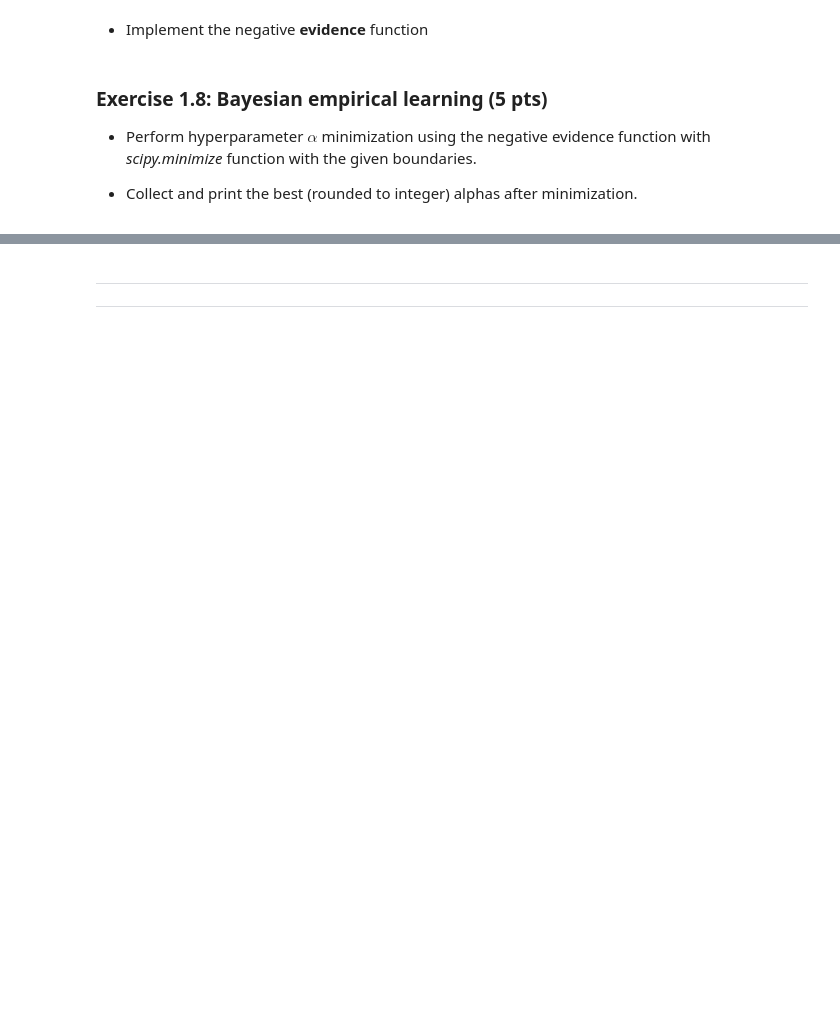
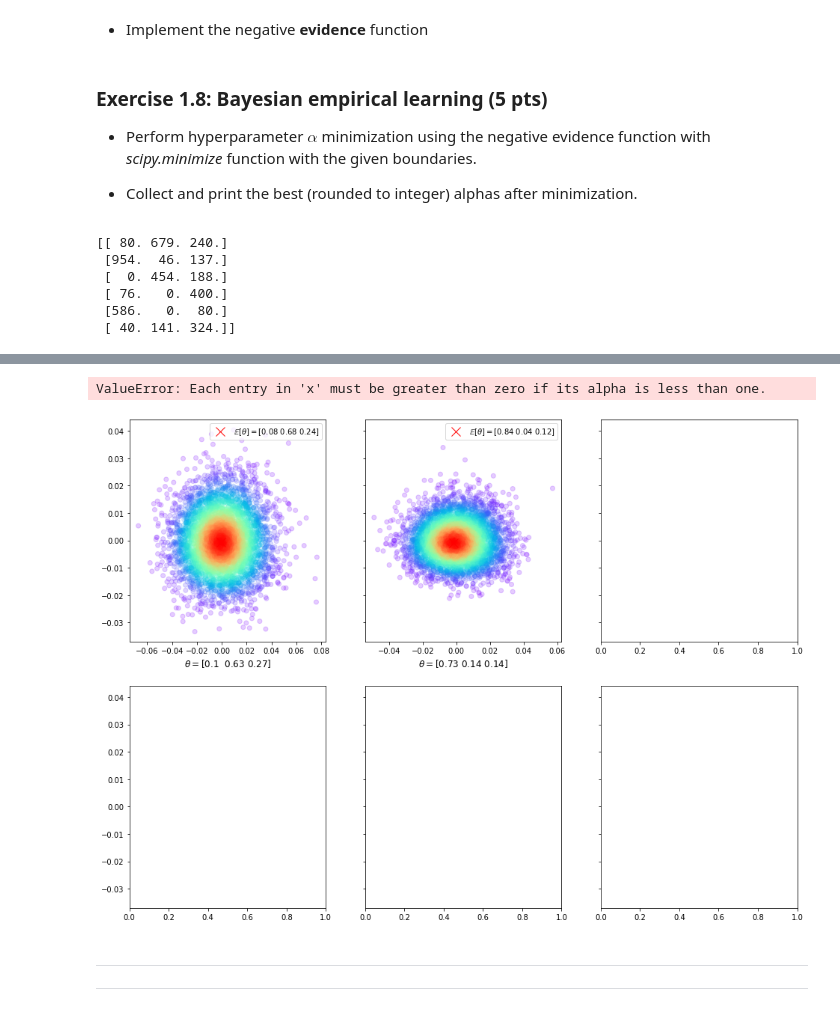
Before and after one commit to toristvan/BAP, a Jupyter notebook: HW3/Homework3-20200124/BAP_HW_3.ipynb, the cells around one changed output, grey strips where cells are left out. Drawn from its saved outputs; the diff is of its cells as text; code cells hidden in the pictures; blank space fills up the shorter version.

Commit message:
HW3 - did minimization, but not sure if completely correct. next plotting wont work with best_alphas

```diff
--- a/HW3/Homework3-20200124/BAP_HW_3.ipynb
+++ b/HW3/Homework3-20200124/BAP_HW_3.ipynb
@@ -320,7 +321,7 @@ def neg_evidence(alpha,X):
 
     # YOUR CODE HERE
     alpha_hat = X.sum(axis = 0) + alpha
-    neg_ev_log = - ( loggamma(alpha_sum()) - loggamma(alpha).sum()
+    neg_ev_log = - ( loggamma(alpha.sum()) - loggamma(alpha).sum()
                     + loggamma(alpha_hat).sum() - loggamma(alpha_hat.sum()) )
     neg_ev = np.exp(neg_ev_log)
 
@@ -342,11 +343,20 @@ best_alphas = []
 for x in all_X:
 
     # YOUR CODE HERE
-
+    best_alpha = np.ones(K)
+    res = minimize(neg_evidence, best_alpha, args = x, bounds = bnds)
     best_alpha = res['x']
     best_alphas.append(best_alpha)
 
     # YOUR CODE HERE
+print(np.round(best_alphas,0))
+# %% [output]
+[[ 80. 679. 240.]
+ [954.  46. 137.]
+ [  0. 454. 188.]
+ [ 76.   0. 400.]
+ [586.   0.  80.]
+ [ 40. 141. 324.]]
 # %% [markdown]
 ### Exercise 1.9: Bayesian empirical learning (5 pts)
 
@@ -362,26 +372,37 @@ for x in all_X:
 # %%
 M,N,K = all_X.shape
 
 N = 5000
-alpha_0 = np.ones(K)
+#alpha_0 = np.ones(K)
+#alpha_0 = best_alphas
 
 f,axis = plt.subplots(2, 3, sharex=False, sharey=True, figsize=(16,12))
 n = 0
 for i in range(2):
     for j in range(3):
         ax = axis[i,j]
         X_tr = all_X[n]
         pca = PCA(n_components=2)
 
+
         # YOUR CODE HERE
+        alpha_0 = best_alphas[n]
+        X_sample = dirichlet.rvs(alpha_0, size = N, random_state = 42)
+        pdf, alpha_hat = posterior(x = X_sample, X = X_tr, alpha = alpha_0)
+        pca = PCA(n_components = 2)
+        space_range = pca.fit_transform(X_sample)
+        E_theta = np.round(alpha_hat / np.sum(alpha_hat),2)
 
         idx = np.argmax(pdf)
         ax.plot(*space_range[idx], 'rx', ms=12, label='$\\mathbb{E}[\\theta] = $'+f'{E_theta}')
         ax.scatter(*space_range.T, c=pdf, cmap=cm.rainbow, alpha=0.2)
         ax.set_xlabel('$\\theta = $'+f'{np.round(thetas[n],2)}', fontsize=12)
         ax.legend(loc=1)
         n+=1
 _=axis[0,1].set_title('2d-proj Dirichlet posterior \n', fontsize=20)
+# %% [output]
+ValueError: Each entry in 'x' must be greater than zero if its alpha is less than one.
+[figure, added]
 # %% [markdown]
 <hr><hr>
 # %% [markdown]
```
Also changed, not shown: parts of 5 cells of this notebook.
